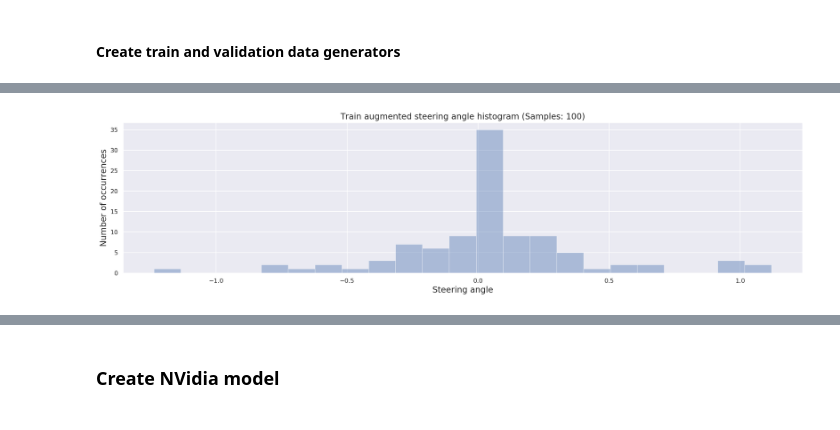
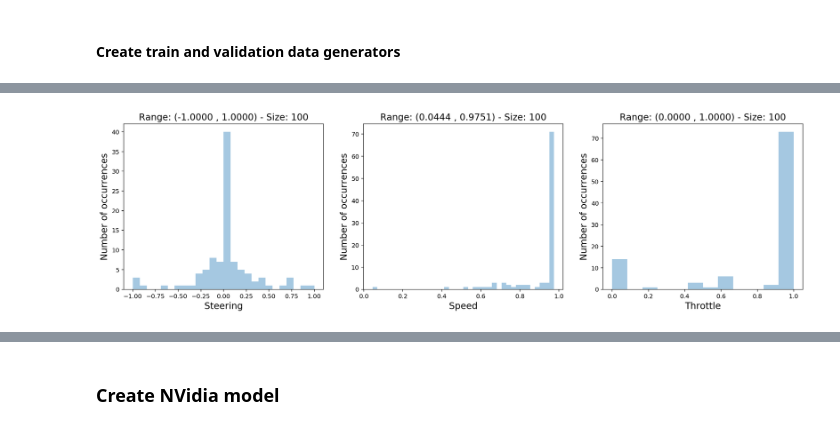
Before and after one commit to adrianmarino/self-driving-car-model, a Jupyter notebook: model-analysis.ipynb, the cells around one changed output, grey strips where cells are left out. Drawn from its saved outputs; the diff is of its cells as text; code cells hidden in the pictures.

```diff
--- a/model-analysis.ipynb
+++ b/model-analysis.ipynb
@@ -304,10 +289,10 @@ train_generator = SteeringWheelAngleDataGenerator(
     image_preprocessor=image_preprocessor,
     shuffle_per_epoch=True
 )
-# %%
-show_histogram(train_generator.any_batch(), title='Train augmented steering angle histogram')
-# %% [output]
-[figure, removed]
+# %%
+train_generator.any_batch().show_stats()
+# %% [output]
+[figure, added]
 # %%
 validation_generator = SteeringWheelAngleDataGenerator(
     dataset=validation_dataset,
```
Also changed, not shown: parts of 29 cells of this notebook, 9 other files.
